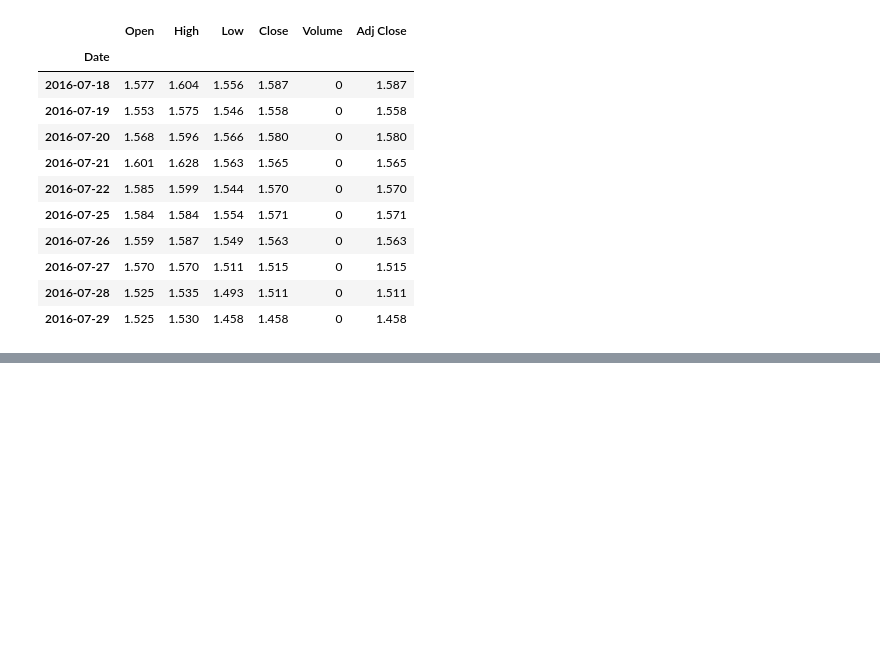
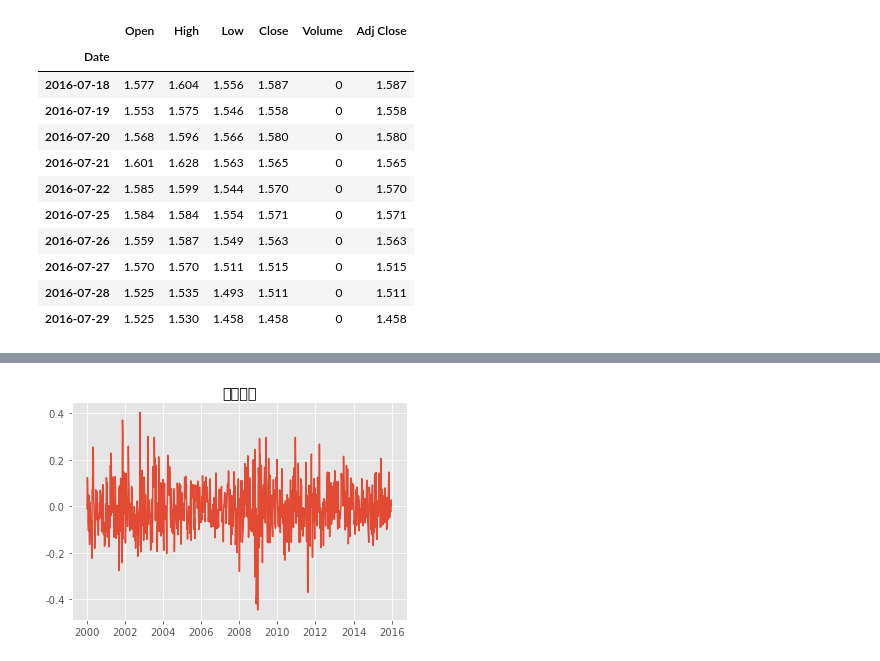
Before and after one commit to lixixi89055465/py_stu, a Jupyter notebook: tangyudi/base/时间序列/stock_prediction.ipynb, the cells around one changed output, grey strips where cells are left out. Drawn from its saved outputs; the diff is of its cells as text; code cells hidden in the pictures; blank space fills up the shorter version.

```diff
--- a/tangyudi/base/时间序列/stock_prediction.ipynb
+++ b/tangyudi/base/时间序列/stock_prediction.ipynb
@@ -31,0 +61,10 @@ stock.tail(10)
+# %%
+stock_diff=stock_train.diff()
+stock_diff=stock_diff.dropna()
+# %%
+plt.figure()
+plt.plot(stock_diff)
+plt.title("一阶差分")
+plt.show()
+# %% [output]
+[figure, added]
```
Also changed, not shown: parts of 11 cells of this notebook, 1 other file.
